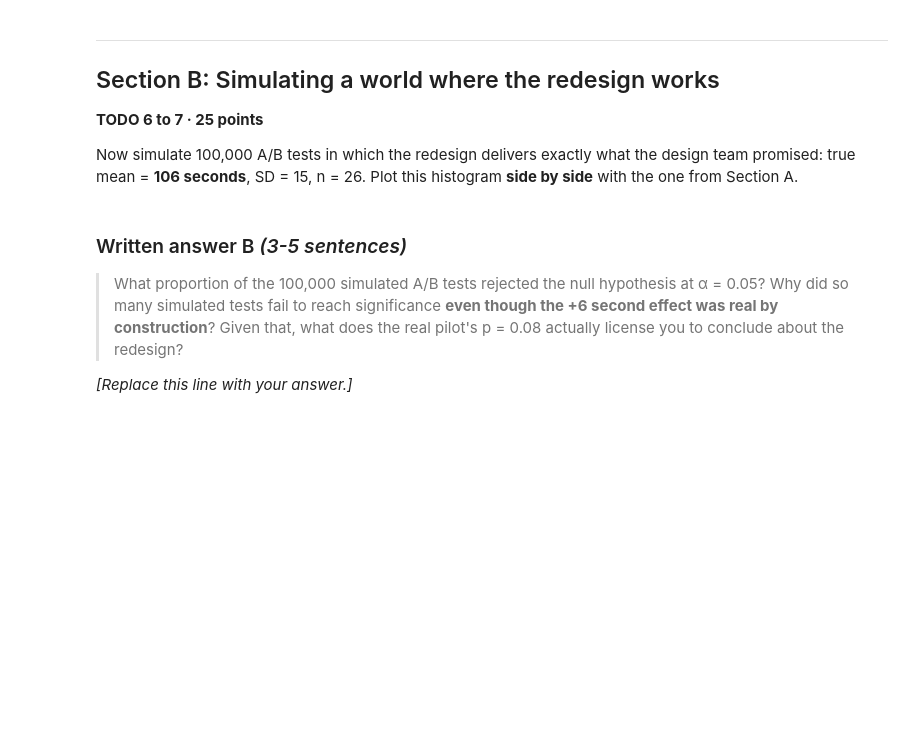
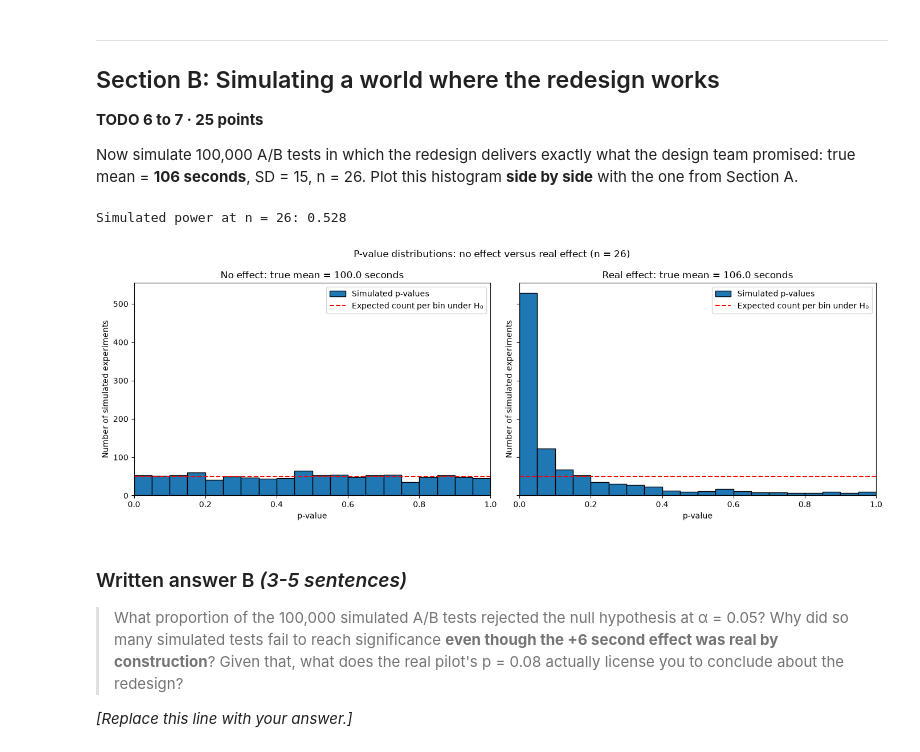
Before and after one commit to Hvemuri2/A-B-testing, a Jupyter notebook: HW2_a_b_testing.ipynb, the cells around one changed output. Drawn from its saved outputs; the diff is of its cells as text; code cells hidden in the pictures; blank space fills up the shorter version.

```diff
--- a/HW2_a_b_testing.ipynb
+++ b/HW2_a_b_testing.ipynb
@@ -276,16 +276,43 @@ histogram **side by side** with the one from Section A.
 # TODO 6: simulate `N_SIMS` experiments in which the redesign DOES work
 # (true mean = M_H1) at the pilot sample size, using SEED_B, and report the
 # proportion of simulated A/B tests that reached significance.
-p_alt_pilot = ...
-power_pilot = ...
+p_alt_pilot = simulate_p_values(
+    n=N_PILOT,
+    true_mean=M_H1,
+    seed=SEED_B,
+    n_sims=N_SIMS
+)
+power_pilot = rejection_rate(p_alt_pilot, alpha=ALPHA)
 
 print(f"Simulated power at n = {N_PILOT}: {power_pilot}")
+# %% [output]
+Simulated power at n = 26: 0.528
 # %%
 # TODO 7: produce a SIDE-BY-SIDE figure comparing Section A (left) and
 # Section B (right), using your plot_p_distribution helper. Give the figure an
 # overall title and save it as "figure1_null_vs_alternative.png".
-...
+fig, axes = plt.subplots(1, 2, figsize=(14, 5), sharey=True)
+
+plot_p_distribution(
+    ax=axes[0],
+    p_values=p_null,
+    title=f"No effect: true mean = {MU_0} seconds",
+    n_sims=len(p_null)
+)
+
+plot_p_distribution(
+    ax=axes[1],
+    p_values=p_alt_pilot,
+    title=f"Real effect: true mean = {M_H1} seconds",
+    n_sims=len(p_alt_pilot)
+)
+
+fig.suptitle(f"P-value distributions: no effect versus real effect (n = {N_PILOT})")
+fig.tight_layout()
+fig.savefig("figure1_null_vs_alternative.png", dpi=300)
 plt.show()
+# %% [output]
+[figure, added]
 # %% [markdown]
 ### Written answer B *(3-5 sentences)*
 
```
Also changed, not shown: 1 other file.
